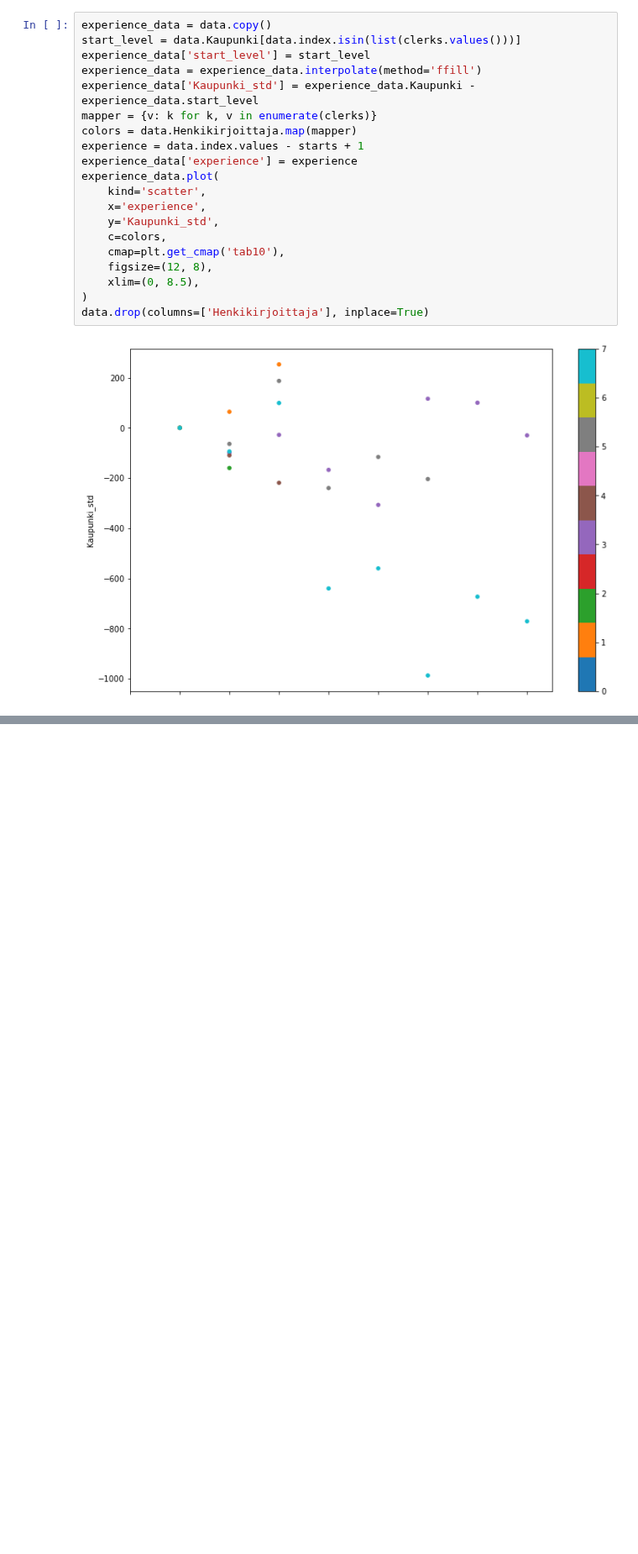
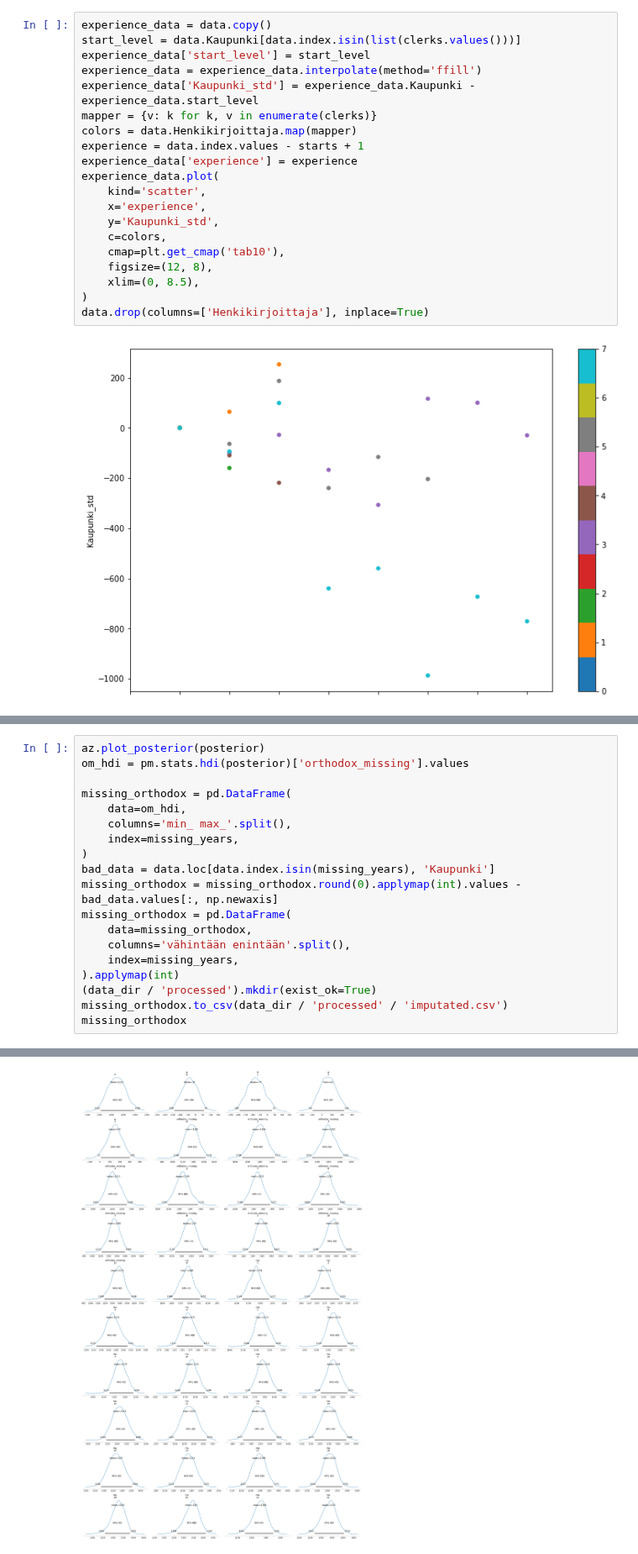
Before and after one commit to AnttiHaerkoenen/vyborg_orthodox, a Jupyter notebook: notebooks/missing_orthodox.ipynb, the cells around one changed output, grey strips where cells are left out. Shown at 84% size. Saved outputs shown, nothing was run; the diff lists cells and outputs as text; blank space fills up the shorter version.

```diff
--- a/notebooks/missing_orthodox.ipynb
+++ b/notebooks/missing_orthodox.ipynb
@@ -250,0 +232,20 @@ array([[<AxesSubplot:title={'center':'a'}>,
+# %%
+az.plot_posterior(posterior)
+om_hdi = pm.stats.hdi(posterior)['orthodox_missing'].values
+
+missing_orthodox = pd.DataFrame(
+    data=om_hdi,
+    columns='min_ max_'.split(),
+    index=missing_years,
+)
+bad_data = data.loc[data.index.isin(missing_years), 'Kaupunki']
+missing_orthodox = missing_orthodox.round(0).applymap(int).values - bad_data.values[:, np.newaxis]
+missing_orthodox = pd.DataFrame(
+    data=missing_orthodox,
+    columns='vähintään enintään'.split(),
+    index=missing_years,
+).applymap(int)
+(data_dir / 'processed').mkdir(exist_ok=True)
+missing_orthodox.to_csv(data_dir / 'processed' / 'imputated.csv')
+missing_orthodox
+# %% [output]
@@ -250,0 +265 @@ array([[<AxesSubplot:title={'center':'a'}>,
+[figure, added]
```
Also changed, not shown: parts of 3 cells of this notebook, 1 other file.
